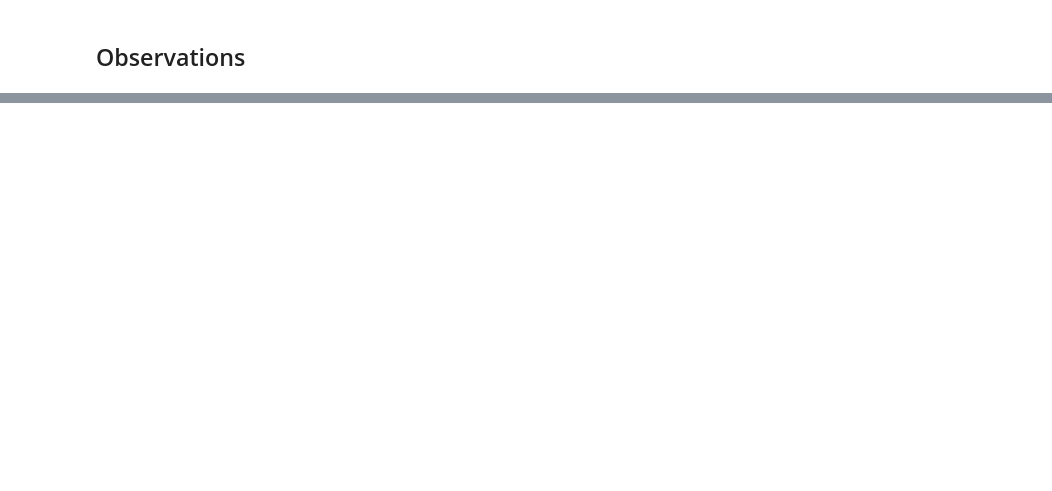
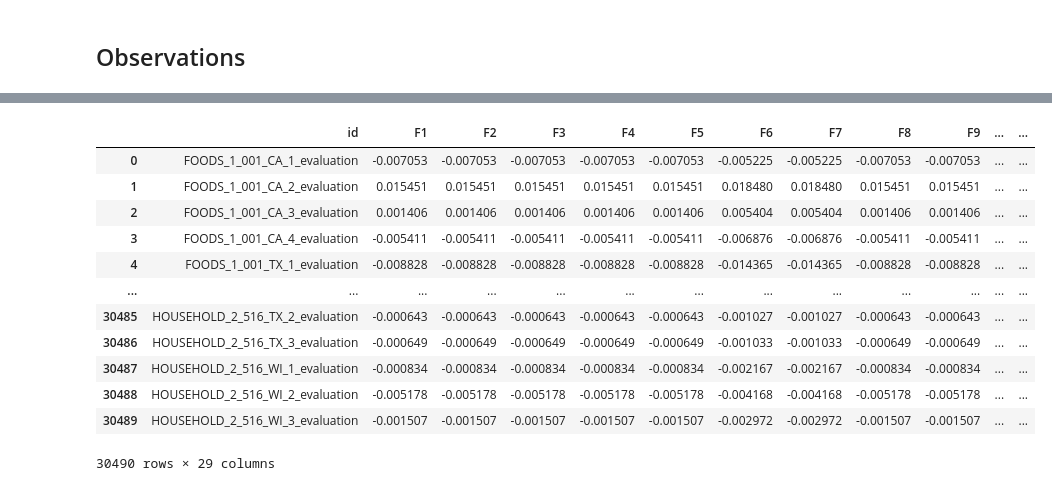
Before and after one commit to khanh22mse23057/python4engineer-assignments, a Jupyter notebook: Assignments3_M5_Forecasting_with_LSTM_and_LightGBM.ipynb, the cells around one changed output, grey strips where cells are left out. Drawn from its saved outputs; the diff is of its cells as text; code cells hidden in the pictures; blank space fills up the shorter version.

```diff
--- a/Assignments3_M5_Forecasting_with_LSTM_and_LightGBM.ipynb
+++ b/Assignments3_M5_Forecasting_with_LSTM_and_LightGBM.ipynb
@@ -700,0 +773,4 @@ KeyError: ignored
+# %%
+# Bước này thực hiên ...
+# Sẽ tốn khá nhiều thời gian .....
+pred = model.predict(train_sales_test[feature_cols])
@@ -700,0 +781,2 @@ KeyError: ignored
+# %%
+train_sales_test['pred_qty'] = pred
@@ -700,0 +799,4 @@ KeyError: ignored
+# %%
+predictions = train_sales_test[['id', 'date', 'pred_qty']]
+predictions = pd.pivot(predictions, index = 'id', columns = 'date', values = 'pred_qty').reset_index()
+predictions
@@ -700,0 +831,3 @@ KeyError: ignored
+# %%
+predictions = predictions.drop(predictions.columns[1], axis=1)
+predictions
@@ -700,0 +848,17 @@ KeyError: ignored
+# %%
+predictions.columns = ['id'] + ['F' + str(i + 1) for i in range(28)]
+predictions
+# %% [output]
+|  | id | F1 | F2 | F3 | F4 | F5 | F6 | F7 | F8 | F9 | ... | ... |
+| 0 | FOODS_1_001_CA_1_evaluation | -0.007053 | -0.007053 | -0.007053 | -0.007053 | -0.007053 | -0.005225 | -0.005225 | -0.007053 | -0.007053 | ... | ... |
+| 1 | FOODS_1_001_CA_2_evaluation | 0.015451 | 0.015451 | 0.015451 | 0.015451 | 0.015451 | 0.018480 | 0.018480 | 0.015451 | 0.015451 | ... | ... |
+| 2 | FOODS_1_001_CA_3_evaluation | 0.001406 | 0.001406 | 0.001406 | 0.001406 | 0.001406 | 0.005404 | 0.005404 | 0.001406 | 0.001406 | ... | ... |
+| 3 | FOODS_1_001_CA_4_evaluation | -0.005411 | -0.005411 | -0.005411 | -0.005411 | -0.005411 | -0.006876 | -0.006876 | -0.005411 | -0.005411 | ... | ... |
+| 4 | FOODS_1_001_TX_1_evaluation | -0.008828 | -0.008828 | -0.008828 | -0.008828 | -0.008828 | -0.014365 | -0.014365 | -0.008828 | -0.008828 | ... | ... |
+| ... | ... | ... | ... | ... | ... | ... | ... | ... | ... | ... | ... | ... |
+| 30485 | HOUSEHOLD_2_516_TX_2_evaluation | -0.000643 | -0.000643 | -0.000643 | -0.000643 | -0.000643 | -0.001027 | -0.001027 | -0.000643 | -0.000643 | ... | ... |
+| 30486 | HOUSEHOLD_2_516_TX_3_evaluation | -0.000649 | -0.000649 | -0.000649 | -0.000649 | -0.000649 | -0.001033 | -0.001033 | -0.000649 | -0.000649 | ... | ... |
+| 30487 | HOUSEHOLD_2_516_WI_1_evaluation | -0.000834 | -0.000834 | -0.000834 | -0.000834 | -0.000834 | -0.002167 | -0.002167 | -0.000834 | -0.000834 | ... | ... |
+| 30488 | HOUSEHOLD_2_516_WI_2_evaluation | -0.005178 | -0.005178 | -0.005178 | -0.005178 | -0.005178 | -0.004168 | -0.004168 | -0.005178 | -0.005178 | ... | ... |
+| 30489 | HOUSEHOLD_2_516_WI_3_evaluation | -0.001507 | -0.001507 | -0.001507 | -0.001507 | -0.001507 | -0.002972 | -0.002972 | -0.001507 | -0.001507 | ... | ... |
+30490 rows × 29 columns
```
Also changed, not shown: parts of 35 cells of this notebook.
